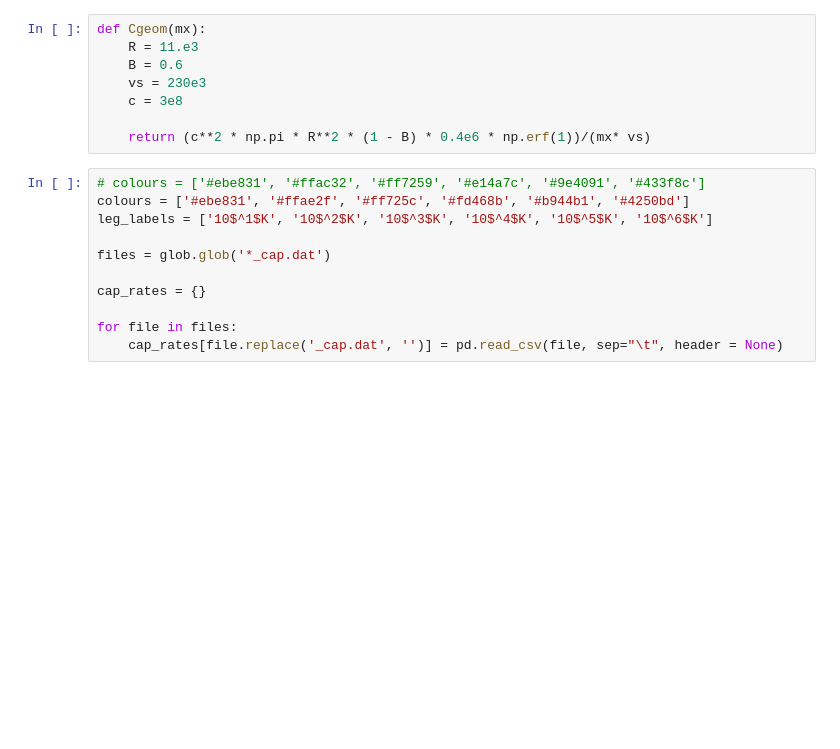
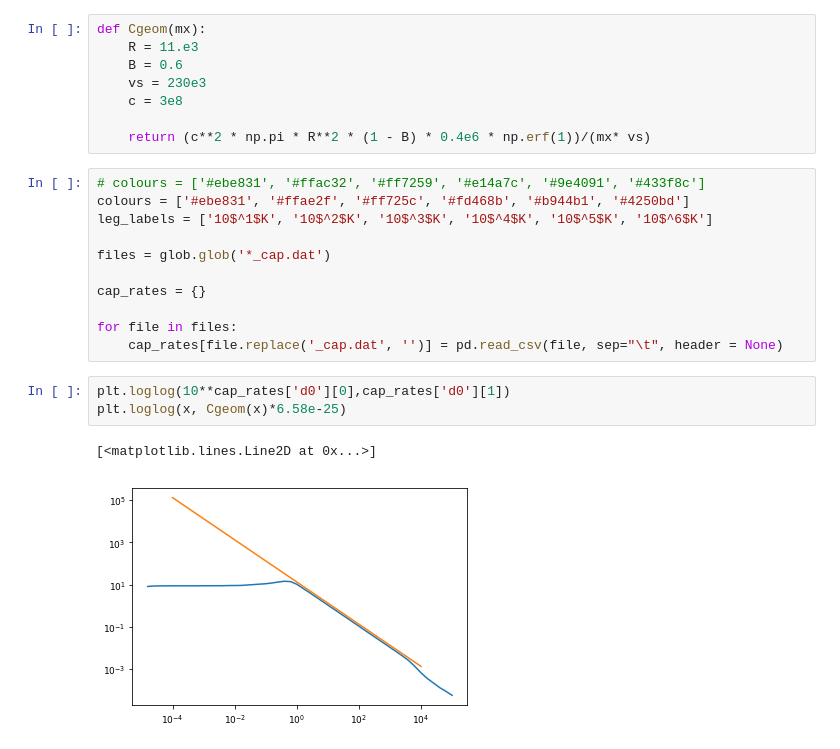
Before and after one commit to mvirgato/Masters, a Jupyter notebook: cap_rate/Mathematica_cap/pyCap.ipynb, the cells around one changed output. Cells and saved outputs as stored; diff of their text form; blank space fills up the shorter version.

```diff
--- a/cap_rate/Mathematica_cap/pyCap.ipynb
+++ b/cap_rate/Mathematica_cap/pyCap.ipynb
@@ -43,3 +43,9 @@ cap_rates = {}
 
 for file in files:
     cap_rates[file.replace('_cap.dat', '')] = pd.read_csv(file, sep="\t", header = None)
+# %%
+plt.loglog(10**cap_rates['d0'][0],cap_rates['d0'][1])
+plt.loglog(x, Cgeom(x)*6.58e-25)
+# %% [output]
+[<matplotlib.lines.Line2D at 0x...>]
+[figure, added]
```
Also changed, not shown: parts of 2 cells of this notebook, 32 other files.
